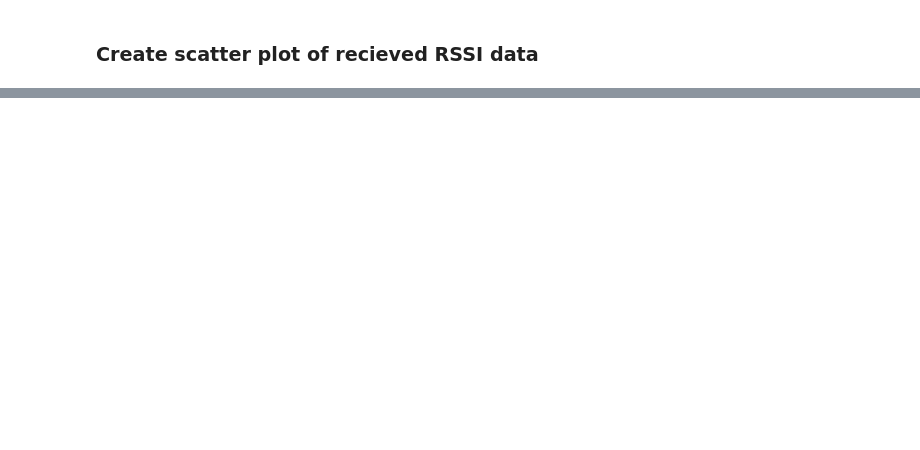
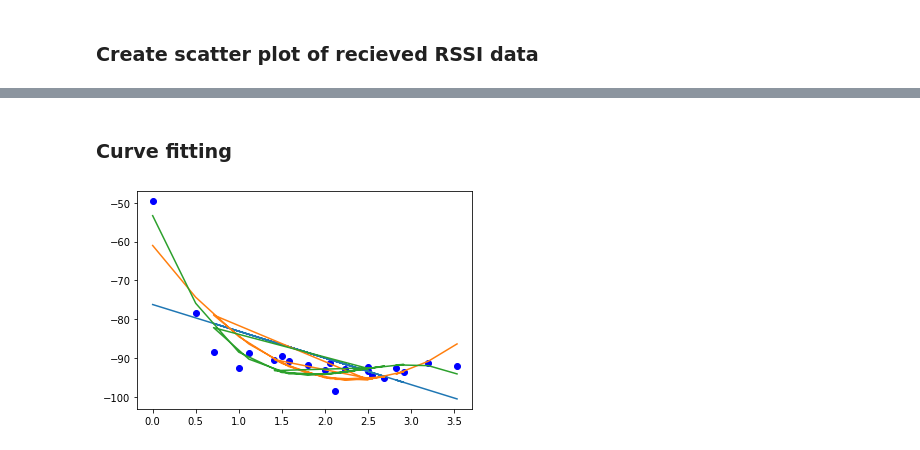
Before and after one commit to MinorOrg/MQTT-pi-subscriber, a Jupyter notebook: rssi-calculations.ipynb, the cells around one changed output, grey strips where cells are left out. Saved outputs shown, nothing was run; the diff lists cells and outputs as text; code cells hidden in the pictures; blank space fills up the shorter version.

Commit message:
Interpolation and Curve fitting

```diff
--- a/rssi-calculations.ipynb
+++ b/rssi-calculations.ipynb
@@ -386,5 +391,6 @@ def create_quidistant_average_matrix(data: np.array, x, y):
 
     # print(f"{rows} {columns}")
 # %%
-create_quidistant_average_matrix(esp1data, 1, 1)
+esp1avg=create_quidistant_average_matrix(esp1data, 1, 1)
+esp1avg
 # %% [output]
@@ -426,0 +437,21 @@ array([[-63.83163265, -77.84722222, -75.37414966, -82.93611111,
+# %%
+def avg_matrix(avgEsp):
+    row, col = avgEsp.shape
+    avgmat = np.zeros((row, col))
+    for i in range(row):
+        for j in range(col):
+
+            avgmat[i][j] = avgEsp[i][j]
+
+            if i < col and j < row:
+                avgmat[i][j] = (avgEsp[i][j] + avgEsp[j][i]) / 2
+
+    return avgmat
+
+def avg_dat_array(avgmat, unitdistance):
+    avgdatarray = []
+    for (i,j), dat in np.ndenumerate(avgmat):
+        if i <= j:
+            avgdatarray.append([math.sqrt(i**2 + j**2) * unitdistance, dat])
+
+    return avgdatarray
@@ -426,0 +473,4 @@ array([[-63.83163265, -77.84722222, -75.37414966, -82.93611111,
+# %%
+# avg_matrix(esp1avg)
+esp1_avg_array = avg_dat_array(avg_matrix(esp1avg), 0.5)
+esp1_avg_array
@@ -428,0 +654,2 @@ array([[-63.83163265, -77.84722222, -75.37414966, -82.93611111,
+# %% [markdown]
+### Curve fitting
@@ -428,0 +705,4 @@ array([[-63.83163265, -77.84722222, -75.37414966, -82.93611111,
+# %%
+curveFitting(esp1_avg_array)
+# %% [output]
+[figure, added]
```
Also changed, not shown: parts of 19 cells of this notebook, 2 other files.
